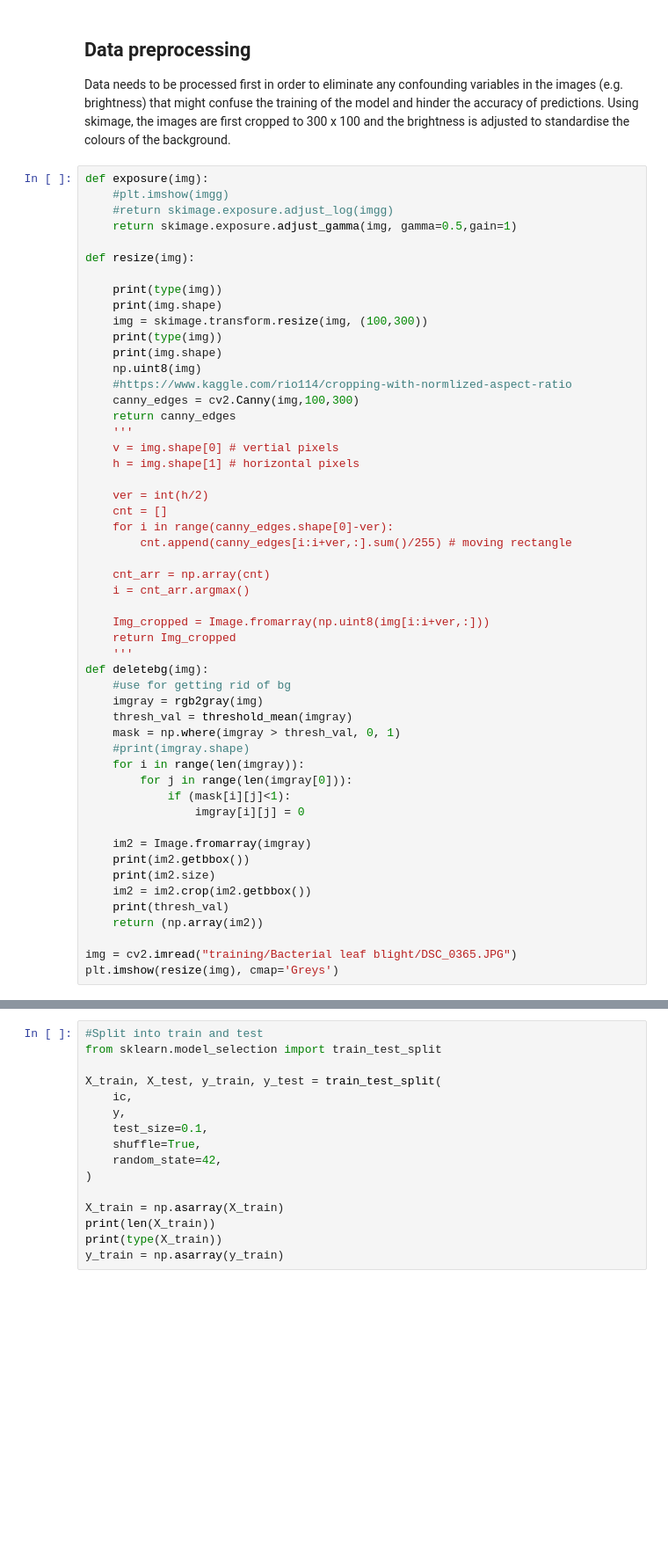
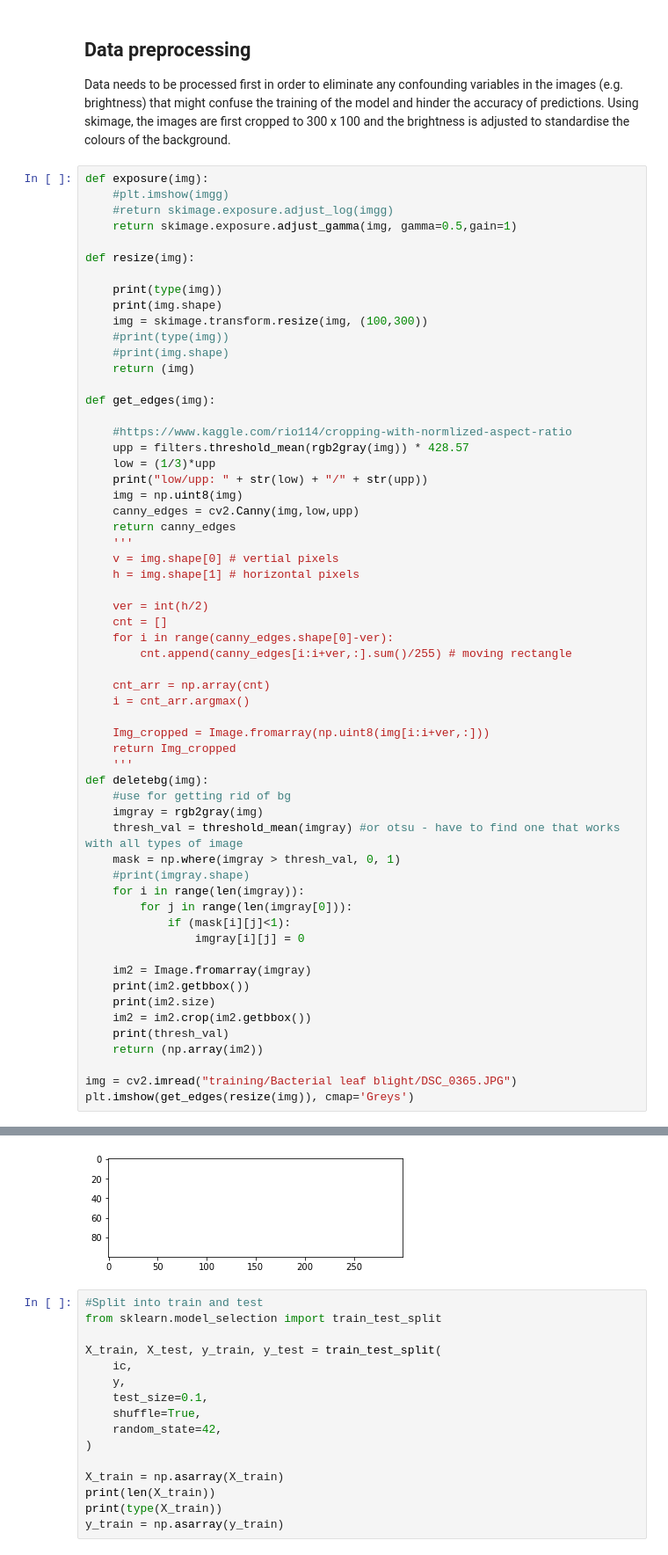
Before and after one commit to JmePRE/disChord, a Jupyter notebook: Assignment 3/Assignment_3.ipynb, the cells around one changed output, grey strips where cells are left out. Shown at 88% size. Saved outputs shown, nothing was run; the diff lists cells and outputs as text; blank space fills up the shorter version.

```diff
--- a/Assignment 3/Assignment_3.ipynb
+++ b/Assignment 3/Assignment_3.ipynb
@@ -85,11 +70,18 @@ def resize(img):
     print(type(img))
     print(img.shape)
     img = skimage.transform.resize(img, (100,300))
-    print(type(img))
-    print(img.shape)
-    np.uint8(img)
+    #print(type(img))
+    #print(img.shape)
+    return (img)
+
+def get_edges(img):
+
     #https://www.kaggle.com/rio114/cropping-with-normlized-aspect-ratio
-    canny_edges = cv2.Canny(img,100,300)
+    upp = filters.threshold_mean(rgb2gray(img)) * 428.57
+    low = (1/3)*upp
+    print("low/upp: " + str(low) + "/" + str(upp))
+    img = np.uint8(img)
+    canny_edges = cv2.Canny(img,low,upp)
     return canny_edges
     '''
     v = img.shape[0] # vertial pixels
@@ -109,7 +101,7 @@ def resize(img):
 def deletebg(img):
     #use for getting rid of bg
     imgray = rgb2gray(img)
-    thresh_val = threshold_mean(imgray)
+    thresh_val = threshold_mean(imgray) #or otsu - have to find one that works with all types of image
     mask = np.where(imgray > thresh_val, 0, 1)
     #print(imgray.shape)
     for i in range(len(imgray)):
@@ -125,7 +117,7 @@ def deletebg(img):
     return (np.array(im2))
 
 img = cv2.imread("training/Bacterial leaf blight/DSC_0365.JPG")
-plt.imshow(resize(img), cmap='Greys')
+plt.imshow(get_edges(resize(img)), cmap='Greys')
 # %% [output]
 <class 'numpy.ndarray'>
 (897, 3081, 3)
@@ -135,3 +126,4 @@ error: OpenCV(3.4.2) C:\Miniconda3\conda-bld\opencv-suite_1534379934306\work\mod
+[figure, added]
 # %%
 #Split into train and test
 from sklearn.model_selection import train_test_split
```
Also changed, not shown: parts of 14 cells of this notebook.
